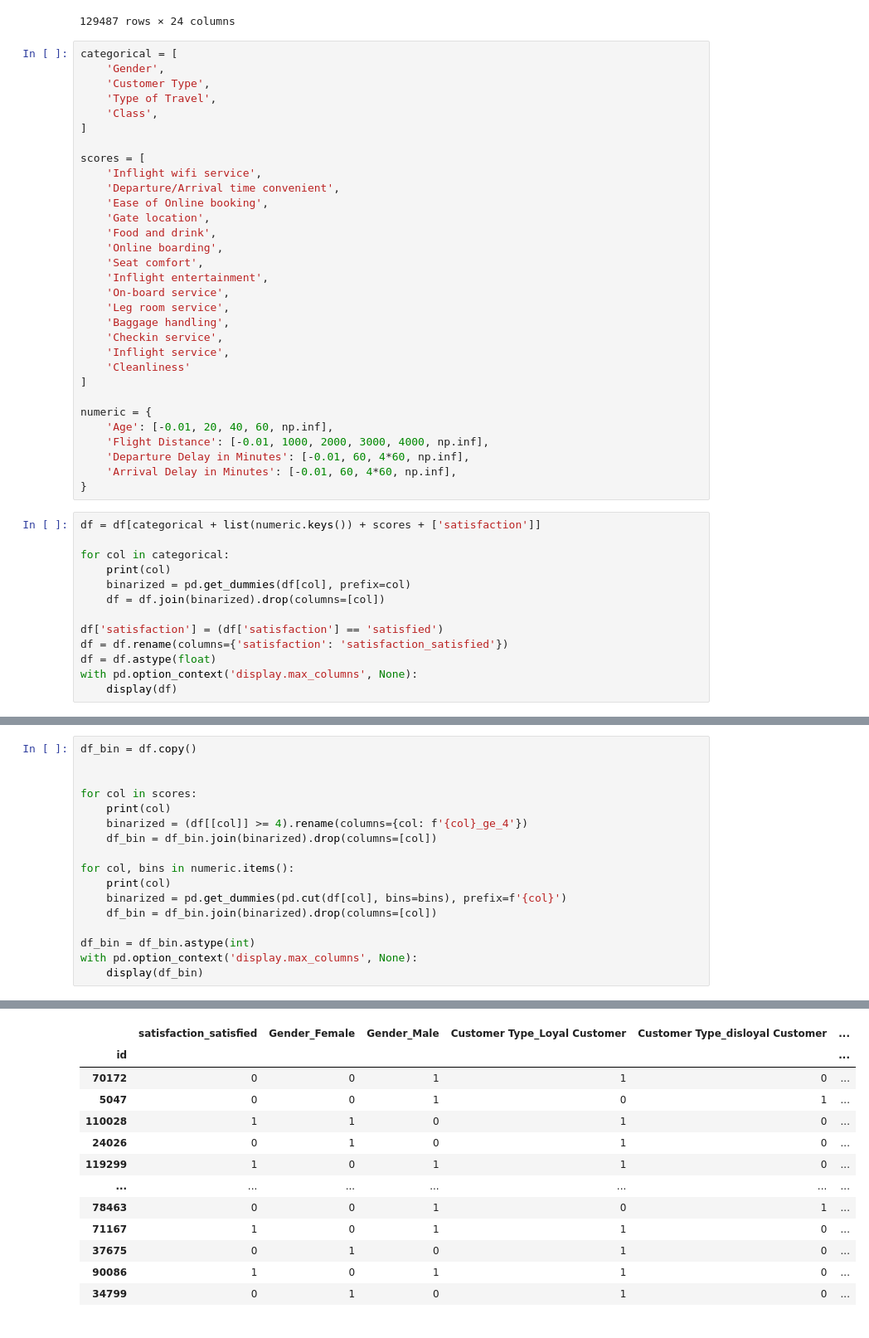
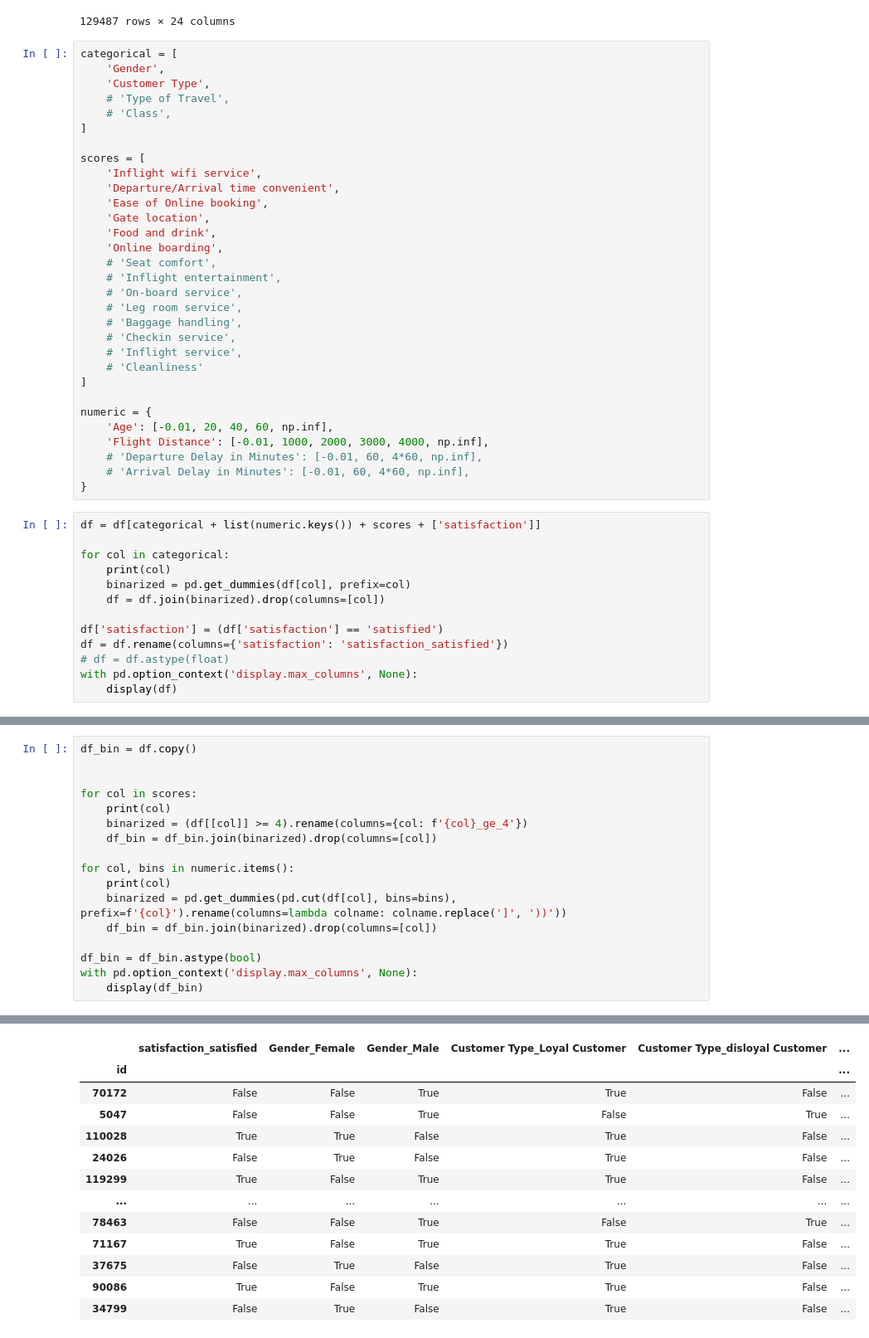
Before and after one commit to fourlex/osda_hw3, a Jupyter notebook: airline_preprocessing.ipynb, the cells around one changed output, grey strips where cells are left out. Shown at 83% size. Drawn from its saved outputs; the diff is of its cells as text.

```diff
--- a/airline_preprocessing.ipynb
+++ b/airline_preprocessing.ipynb
@@ -27,8 +30,8 @@ with pd.option_context('display.max_columns', None):
 categorical = [
     'Gender',
     'Customer Type',
-    'Type of Travel',
-    'Class',
+    # 'Type of Travel',
+    # 'Class',
 ]
 
 scores = [
@@ -38,21 +41,21 @@ scores = [
     'Gate location',
     'Food and drink',
     'Online boarding',
-    'Seat comfort',
-    'Inflight entertainment',
-    'On-board service',
-    'Leg room service',
-    'Baggage handling',
-    'Checkin service',
-    'Inflight service',
-    'Cleanliness'
+    # 'Seat comfort',
+    # 'Inflight entertainment',
+    # 'On-board service',
+    # 'Leg room service',
+    # 'Baggage handling',
+    # 'Checkin service',
+    # 'Inflight service',
+    # 'Cleanliness'
 ]
 
 numeric = {
     'Age': [-0.01, 20, 40, 60, np.inf],
     'Flight Distance': [-0.01, 1000, 2000, 3000, 4000, np.inf],
-    'Departure Delay in Minutes': [-0.01, 60, 4*60, np.inf],
-    'Arrival Delay in Minutes': [-0.01, 60, 4*60, np.inf],
+    # 'Departure Delay in Minutes': [-0.01, 60, 4*60, np.inf],
+    # 'Arrival Delay in Minutes': [-0.01, 60, 4*60, np.inf],
 }
 # %%
 df = df[categorical + list(numeric.keys()) + scores + ['satisfaction']]
@@ -64,7 +67,7 @@ for col in categorical:
 
 df['satisfaction'] = (df['satisfaction'] == 'satisfied')
 df = df.rename(columns={'satisfaction': 'satisfaction_satisfied'})
-df = df.astype(float)
+# df = df.astype(float)
 with pd.option_context('display.max_columns', None):
     display(df)
 # %% [output]
@@ -112,10 +113,10 @@ for col in scores:
 
 for col, bins in numeric.items():
     print(col)
-    binarized = pd.get_dummies(pd.cut(df[col], bins=bins), prefix=f'{col}')
+    binarized = pd.get_dummies(pd.cut(df[col], bins=bins), prefix=f'{col}').rename(columns=lambda colname: colname.replace(']', '))'))
     df_bin = df_bin.join(binarized).drop(columns=[col])
 
-df_bin = df_bin.astype(int)
+df_bin = df_bin.astype(bool)
 with pd.option_context('display.max_columns', None):
     display(df_bin)
 # %% [output]
@@ -140,13 +131,13 @@ Arrival Delay in Minutes
 |  | satisfaction_satisfied | Gender_Female | Gender_Male | Customer Type_Loyal Customer | Customer Type_disloyal Customer | ... |
 | id |  |  |  |  |  | ... |
-| 70172 | 0 | 0 | 1 | 1 | 0 | ... |
-| 5047 | 0 | 0 | 1 | 0 | 1 | ... |
-| 110028 | 1 | 1 | 0 | 1 | 0 | ... |
-| 24026 | 0 | 1 | 0 | 1 | 0 | ... |
-| 119299 | 1 | 0 | 1 | 1 | 0 | ... |
+| 70172 | False | False | True | True | False | ... |
+| 5047 | False | False | True | False | True | ... |
+| 110028 | True | True | False | True | False | ... |
+| 24026 | False | True | False | True | False | ... |
+| 119299 | True | False | True | True | False | ... |
 | ... | ... | ... | ... | ... | ... | ... |
-| 78463 | 0 | 0 | 1 | 0 | 1 | ... |
-| 71167 | 1 | 0 | 1 | 1 | 0 | ... |
-| 37675 | 0 | 1 | 0 | 1 | 0 | ... |
-| 90086 | 1 | 0 | 1 | 1 | 0 | ... |
-| 34799 | 0 | 1 | 0 | 1 | 0 | ... |
+| 78463 | False | False | True | False | True | ... |
+| 71167 | True | False | True | True | False | ... |
+| 37675 | False | True | False | True | False | ... |
+| 90086 | True | False | True | True | False | ... |
+| 34799 | False | True | False | True | False | ... |
```
Also changed, not shown: parts of 5 cells of this notebook, 27 other files.
